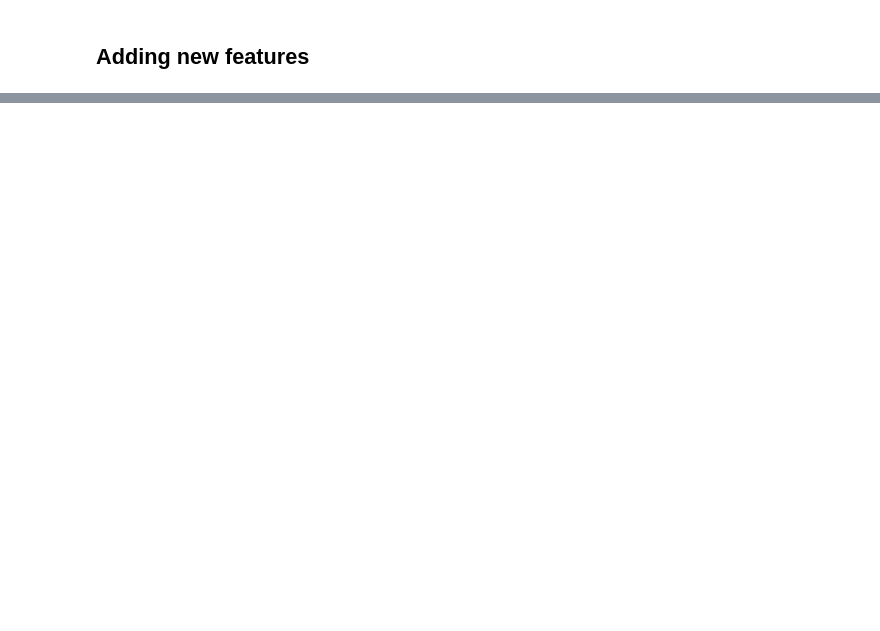
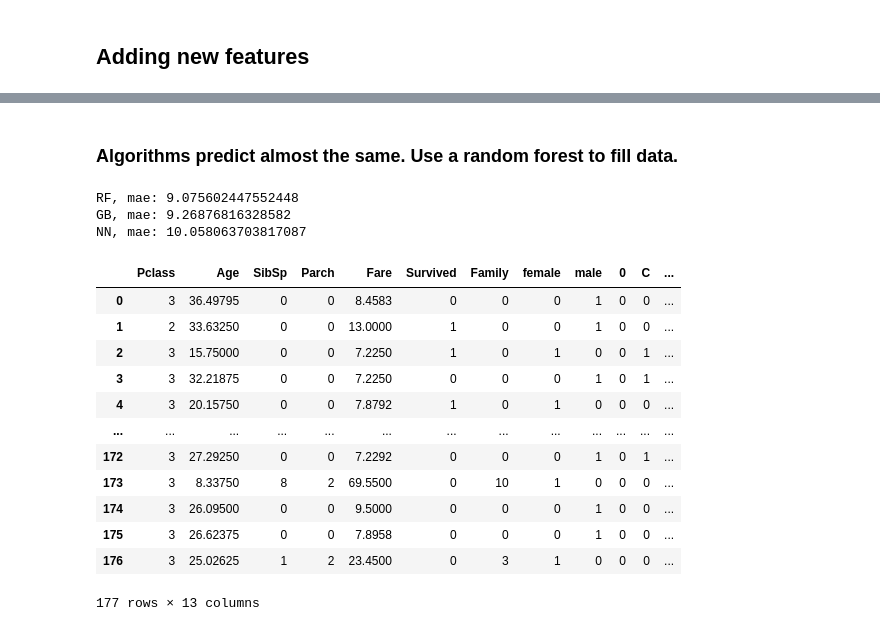
Before and after one commit to ChingisBadmaev/Data-science, a Jupyter notebook: Titanic/Titanic.ipynb, the cells around one changed output, grey strips where cells are left out. Cells and saved outputs as stored; diff of their text form; code cells hidden in the pictures; blank space fills up the shorter version.

```diff
--- a/Titanic/Titanic.ipynb
+++ b/Titanic/Titanic.ipynb
@@ -216,0 +284,9 @@ data.head()
+# %%
+data_age_train, data_age_test = train_test_split(data_age, random_state=42, test_size=0.2)
+
+X_data_age_train = data_age_train.drop('Age', axis=1)
+y_data_age_train = data_age_train['Age']
+X_data_age_test = data_age_test.drop('Age', axis=1)
+y_data_age_test = data_age_test['Age']
+
+X_data_nan_age = data_nan_age.drop('Age', axis=1)
@@ -216,0 +295,16 @@ data.head()
+# %%
+model_RF = RandomForestRegressor(random_state=42,
+                               # число деревьев в лесу
+                               n_estimators=200,
+                               criterion='mae',
+                               max_depth=10,
+                               # Вычислять out-of-bag ошибку
+                               oob_score=True,
+                               warm_start=False
+                              )
+
+# обучаем модель на тренировочных данных
+model_RF.fit(X_data_age_train, y_data_age_train)
+
+y_age_pred = model_RF.predict(X_data_age_test)
+mean_absolute_error(y_age_pred, y_data_age_test)
@@ -216,0 +375,27 @@ data.head()
+# %% [markdown]
+### Algorithms predict almost the same. Use a random forest to fill data.
+# %%
+print('RF, mae:', mean_absolute_error(model_RF.predict(X_data_age_test), y_data_age_test))
+print('GB, mae:', mean_absolute_error(model_GB.predict(X_data_age_test), y_data_age_test))
+print('NN, mae:', mean_absolute_error(model_NN.predict(X_data_age_test), y_data_age_test))
+# %% [output]
+RF, mae: 9.075602447552448
+GB, mae: 9.26876816328582
+NN, mae: 10.058063703817087
+# %%
+data_nan_age['Age'] = pd.DataFrame(model_RF.predict(X_data_nan_age))
+data_nan_age
+# %% [output]
+|  | Pclass | Age | SibSp | Parch | Fare | Survived | Family | female | male | 0 | C | ... |
+| 0 | 3 | 36.49795 | 0 | 0 | 8.4583 | 0 | 0 | 0 | 1 | 0 | 0 | ... |
+| 1 | 2 | 33.63250 | 0 | 0 | 13.0000 | 1 | 0 | 0 | 1 | 0 | 0 | ... |
+| 2 | 3 | 15.75000 | 0 | 0 | 7.2250 | 1 | 0 | 1 | 0 | 0 | 1 | ... |
+| 3 | 3 | 32.21875 | 0 | 0 | 7.2250 | 0 | 0 | 0 | 1 | 0 | 1 | ... |
+| 4 | 3 | 20.15750 | 0 | 0 | 7.8792 | 1 | 0 | 1 | 0 | 0 | 0 | ... |
+| ... | ... | ... | ... | ... | ... | ... | ... | ... | ... | ... | ... | ... |
+| 172 | 3 | 27.29250 | 0 | 0 | 7.2292 | 0 | 0 | 0 | 1 | 0 | 1 | ... |
+| 173 | 3 | 8.33750 | 8 | 2 | 69.5500 | 0 | 10 | 1 | 0 | 0 | 0 | ... |
+| 174 | 3 | 26.09500 | 0 | 0 | 9.5000 | 0 | 0 | 0 | 1 | 0 | 0 | ... |
+| 175 | 3 | 26.62375 | 0 | 0 | 7.8958 | 0 | 0 | 0 | 1 | 0 | 0 | ... |
+| 176 | 3 | 25.02625 | 1 | 2 | 23.4500 | 0 | 3 | 1 | 0 | 0 | 0 | ... |
+177 rows × 13 columns
```
Also changed, not shown: parts of 19 cells of this notebook.
